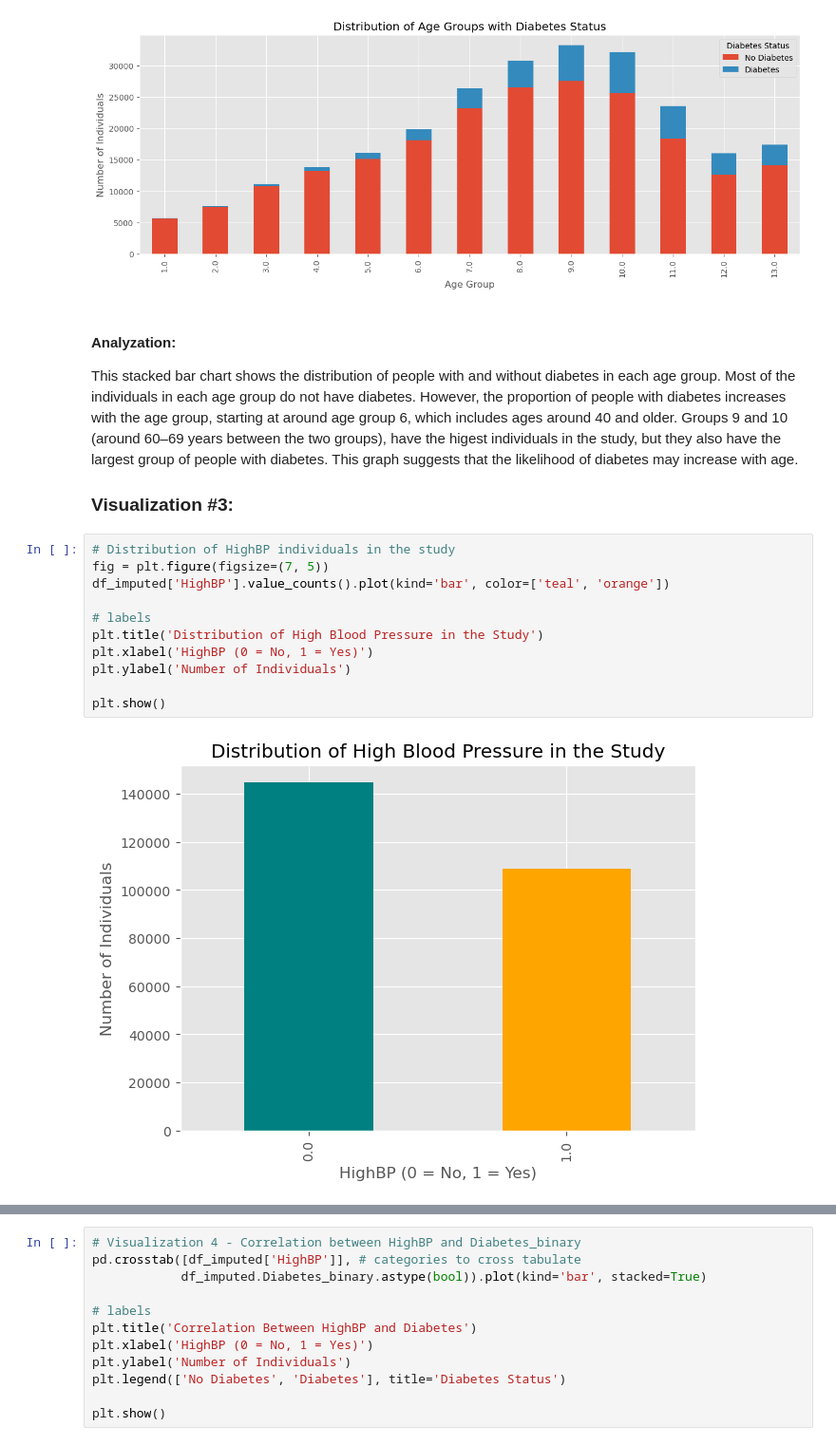
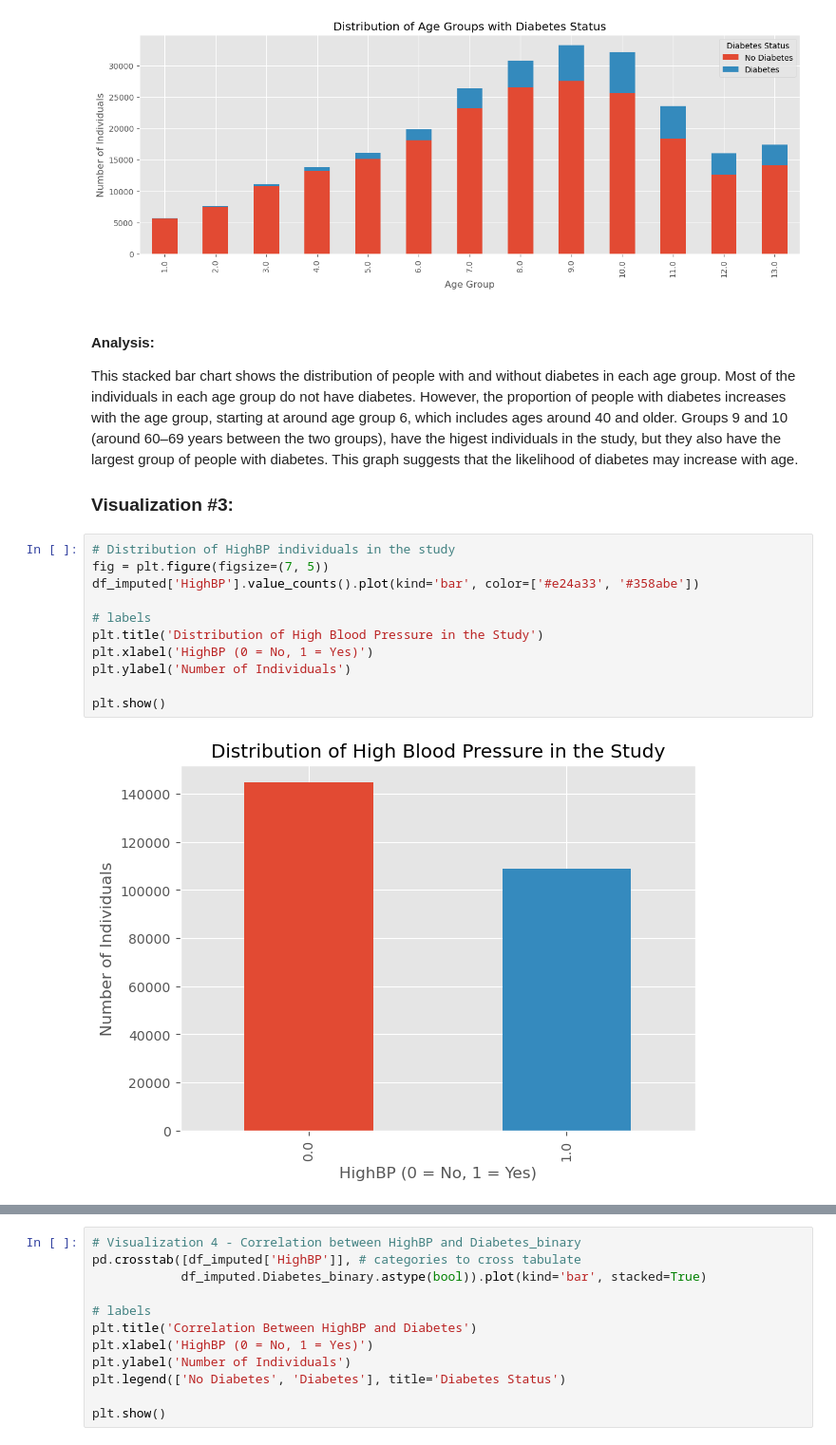
Before and after one commit to 48878679/CS-5324-Lab1, a Jupyter notebook: Lab1/Lab1.ipynb, the cells around one changed output, grey strips where cells are left out. Shown at 95% size. Saved outputs shown, nothing was run; the diff lists cells and outputs as text.

Commit message:
format changes & added analysis/descriptions

```diff
--- a/Lab1/Lab1.ipynb
+++ b/Lab1/Lab1.ipynb
@@ -265,7 +218,7 @@ plt.show()
 # %% [output]
 [figure]
 # %% [markdown]
-#### Analyzation:
+#### Analysis:
 
 This stacked bar chart shows the distribution of people with and without diabetes in each age group. Most of the individuals in each age group do not have diabetes. However, the proportion of people with diabetes increases with the age group, starting at around age group 6, which includes ages around 40 and older. Groups 9 and 10 (around 60–69 years between the two groups), have the higest individuals in the study, but they also have the largest group of people with diabetes. This graph suggests that the likelihood of diabetes may increase with age.
 
@@ -273,14 +226,14 @@ This stacked bar chart shows the distribution of people with and without diabete
 # %%
 # Distribution of HighBP individuals in the study
 fig = plt.figure(figsize=(7, 5))
-df_imputed['HighBP'].value_counts().plot(kind='bar', color=['teal', 'orange'])
+df_imputed['HighBP'].value_counts().plot(kind='bar', color=['#e24a33', '#358abe'])
 
 # labels
 plt.title('Distribution of High Blood Pressure in the Study')
 plt.xlabel('HighBP (0 = No, 1 = Yes)')
 plt.ylabel('Number of Individuals')
 
 plt.show()
 # %% [output]
-[figure, old version]
+[figure, new version]
 # %% [markdown]
```
Also changed, not shown: parts of 28 cells of this notebook.
